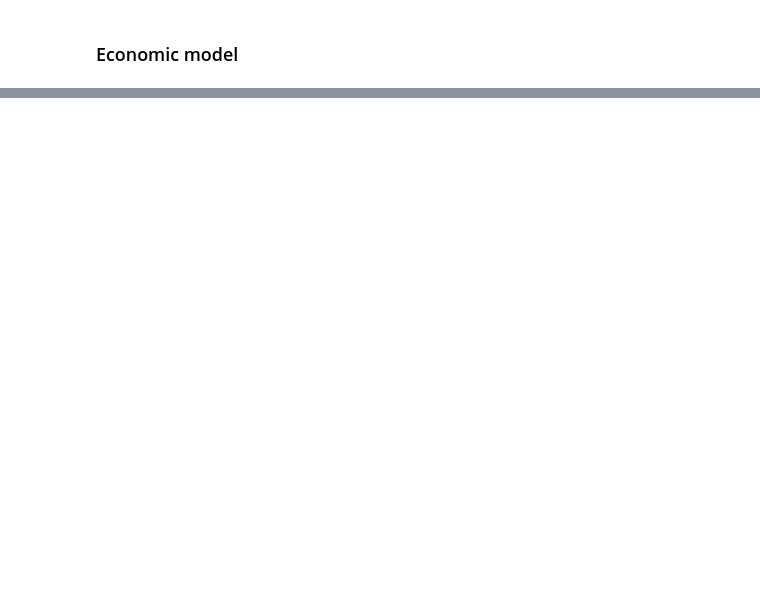
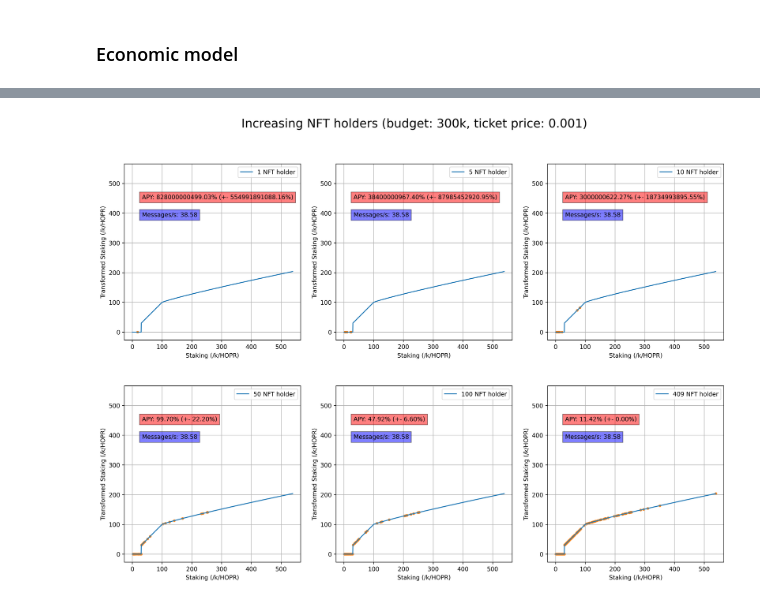
Before and after one commit to hoprnet/ct-research, a Jupyter notebook: ct-app/__simulations__/apy_comparison.ipynb, the cells around one changed output, grey strips where cells are left out. Drawn from its saved outputs; the diff is of its cells as text; code cells hidden in the pictures; blank space fills up the shorter version.

```diff
--- a/ct-app/__simulations__/apy_comparison.ipynb
+++ b/ct-app/__simulations__/apy_comparison.ipynb
@@ -565,0 +219,12 @@ generate_simulation_graph(datas, options, title="Increasing threshold (budget: 1
+# %%
+nft_holder_counts = [1, 5, 10, 50, 100, len(staking_info_nft_holders)]
+options = [deepcopy(prefered) for _ in range(len(nft_holder_counts))]
+
+for opt, count in zip(options, nft_holder_counts):
+    opt["data_count"][0] = count
+    opt["legend"] = f"{count} NFT holder"
+
+
+generate_simulation_graph(datas, options, title=f"Increasing NFT holders (budget: {options[0]['budget']/1000:.0f}k, ticket price: {options[0]['ticket_options']['price']})")
+# %% [output]
+[figure, added]
```
Also changed, not shown: parts of 15 cells of this notebook.
